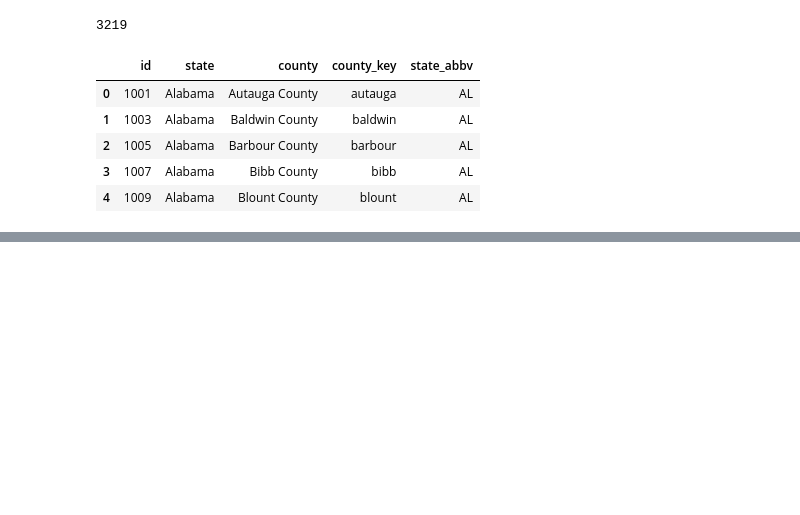
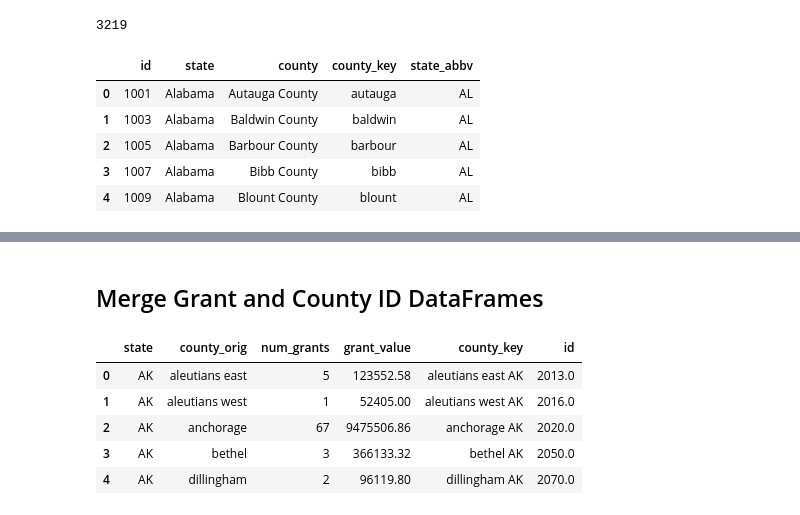
Before and after one commit to HKuz/DSforC, a Jupyter notebook: LWCF/LWCF_Grant_Value_by_County_Rollup.ipynb, the cells around one changed output, grey strips where cells are left out. Cells and saved outputs as stored; diff of their text form; code cells hidden in the pictures; blank space fills up the shorter version.

```diff
--- a/LWCF/LWCF_Grant_Value_by_County_Rollup.ipynb
+++ b/LWCF/LWCF_Grant_Value_by_County_Rollup.ipynb
@@ -184,0 +196,13 @@ county_ids[county_ids['state_abbv'] == 'AK']
+# %% [markdown]
+## Merge Grant and County ID DataFrames
+# %%
+all_data = pd.merge(all_counties, county_ids, how='left', on='county_key')
+
+all_data.head()
+# %% [output]
+|  | state | county_orig | num_grants | grant_value | county_key | id |
+| 0 | AK | aleutians east | 5 | 123552.58 | aleutians east AK | 2013.0 |
+| 1 | AK | aleutians west | 1 | 52405.00 | aleutians west AK | 2016.0 |
+| 2 | AK | anchorage | 67 | 9475506.86 | anchorage AK | 2020.0 |
+| 3 | AK | bethel | 3 | 366133.32 | bethel AK | 2050.0 |
+| 4 | AK | dillingham | 2 | 96119.80 | dillingham AK | 2070.0 |
```
Also changed, not shown: parts of 5 cells of this notebook.
